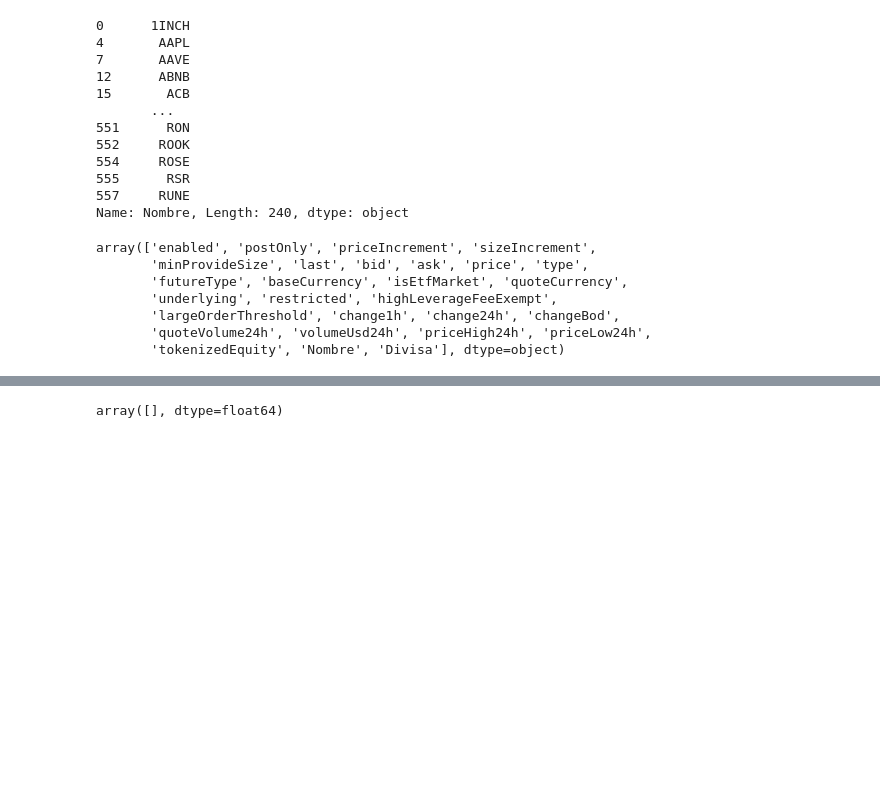
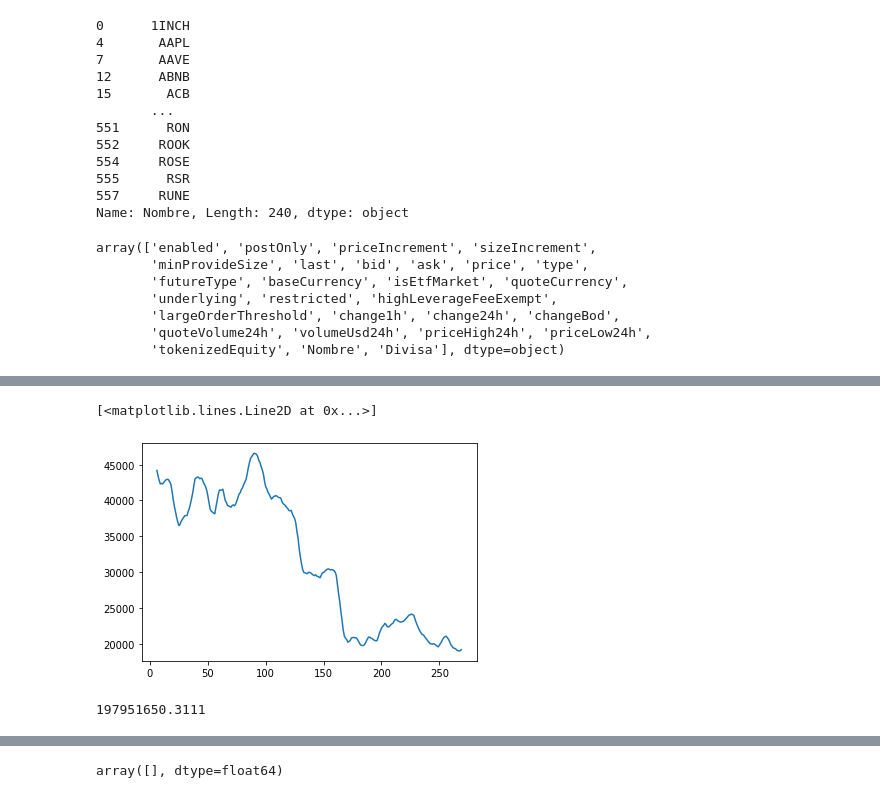
Before and after one commit to Brakions/Streamlit-PI03, a Jupyter notebook: test.ipynb, the cells around one changed output, grey strips where cells are left out. Cells and saved outputs as stored; diff of their text form; code cells hidden in the pictures; blank space fills up the shorter version.

```diff
--- a/test.ipynb
+++ b/test.ipynb
@@ -253,0 +316,7 @@ fig.show()
+# %%
+rollh=dh["close"].rolling(window=7).mean()
+plt.plot(rollh)
+#print(rollh)
+# %% [output]
+[<matplotlib.lines.Line2D at 0x...>]
+[figure, added]
@@ -253,0 +325,4 @@ fig.show()
+# %%
+dh.volume.iloc[-1]
+# %% [output]
+197951650.3111
```
Also changed, not shown: parts of 23 cells of this notebook, 2 other files.
